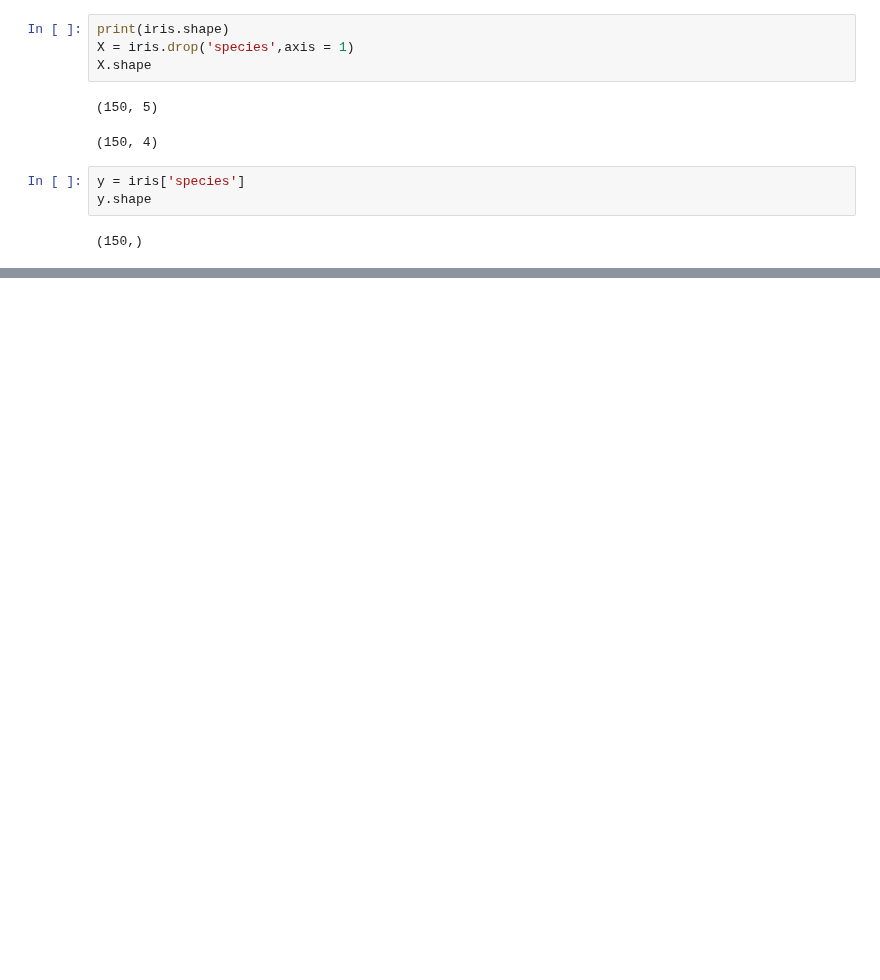
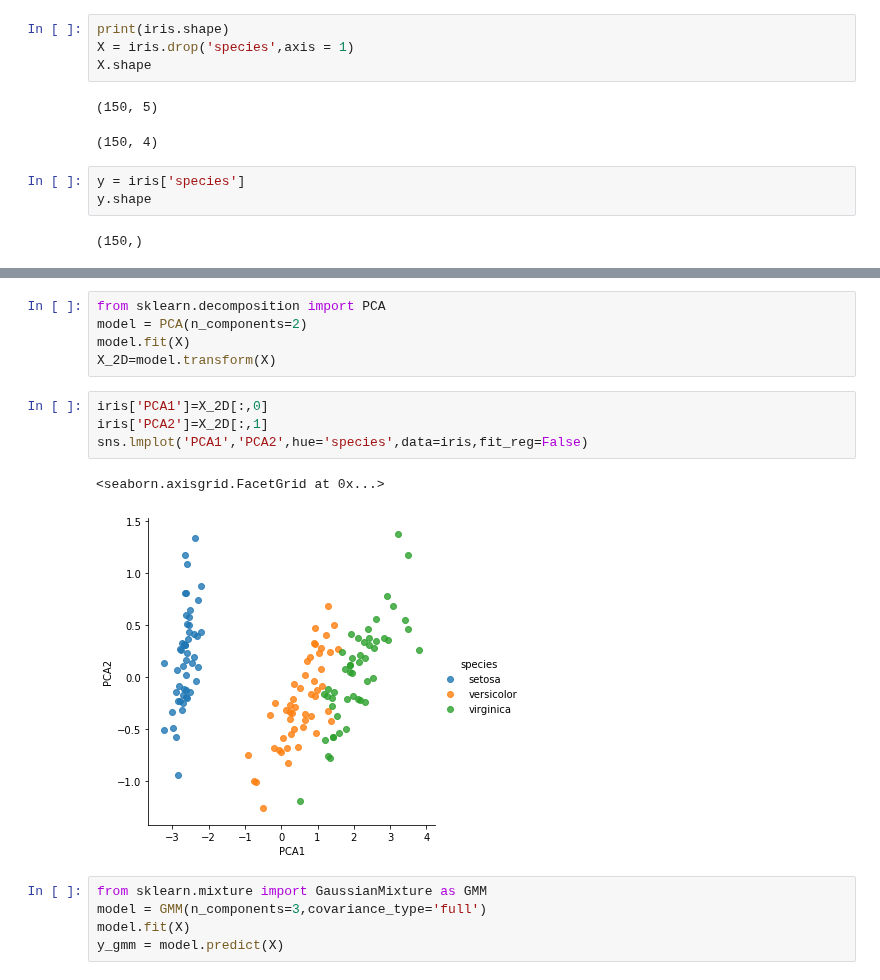
Before and after one commit to SpIIIII/jupyter-repo, a Jupyter notebook: Python Data Science Cookbook/Main (ML chapter).ipynb, the cells around one changed output, grey strips where cells are left out. Cells and saved outputs as stored; diff of their text form; blank space fills up the shorter version.

```diff
--- a/Python Data Science Cookbook/Main (ML chapter).ipynb
+++ b/Python Data Science Cookbook/Main (ML chapter).ipynb
@@ -278,0 +265,17 @@ plt.scatter(x,y)
+# %%
+from sklearn.decomposition import PCA
+model = PCA(n_components=2)
+model.fit(X)
+X_2D=model.transform(X)
+# %%
+iris['PCA1']=X_2D[:,0]
+iris['PCA2']=X_2D[:,1]
+sns.lmplot('PCA1','PCA2',hue='species',data=iris,fit_reg=False)
+# %% [output]
+<seaborn.axisgrid.FacetGrid at 0x...>
+[figure, added]
+# %%
+from sklearn.mixture import GaussianMixture as GMM
+model = GMM(n_components=3,covariance_type='full')
+model.fit(X)
+y_gmm = model.predict(X)
```
Also changed, not shown: parts of 16 cells of this notebook, 1 other file.
